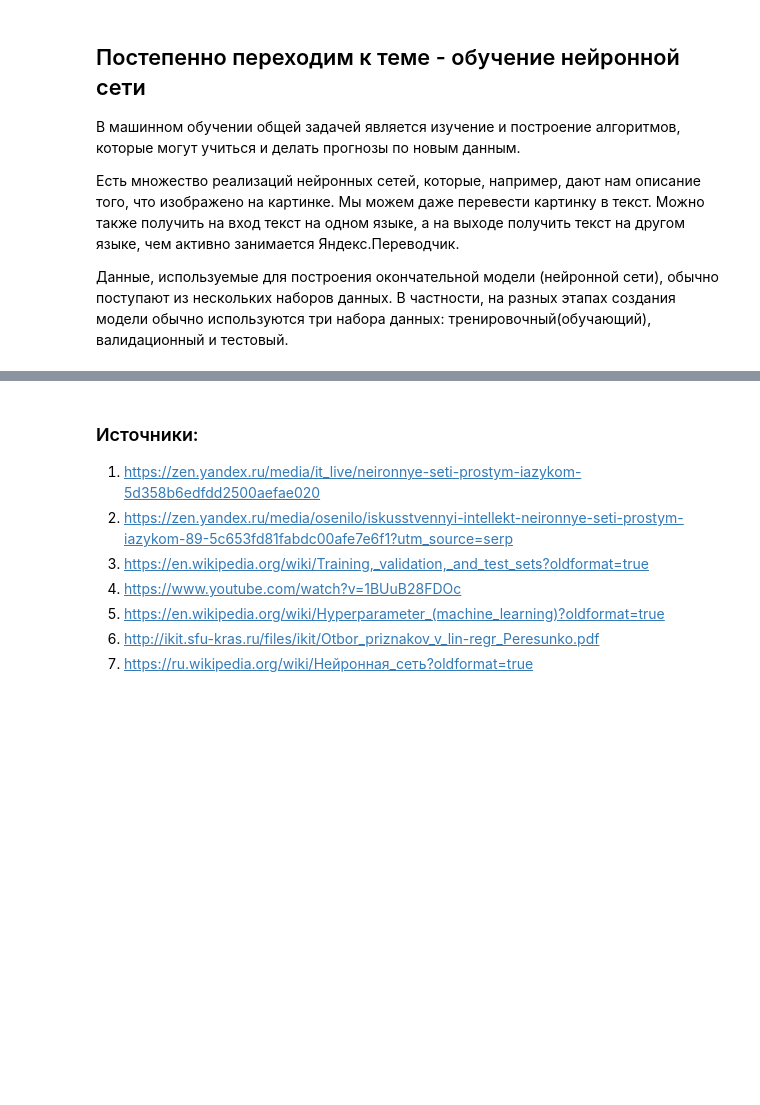
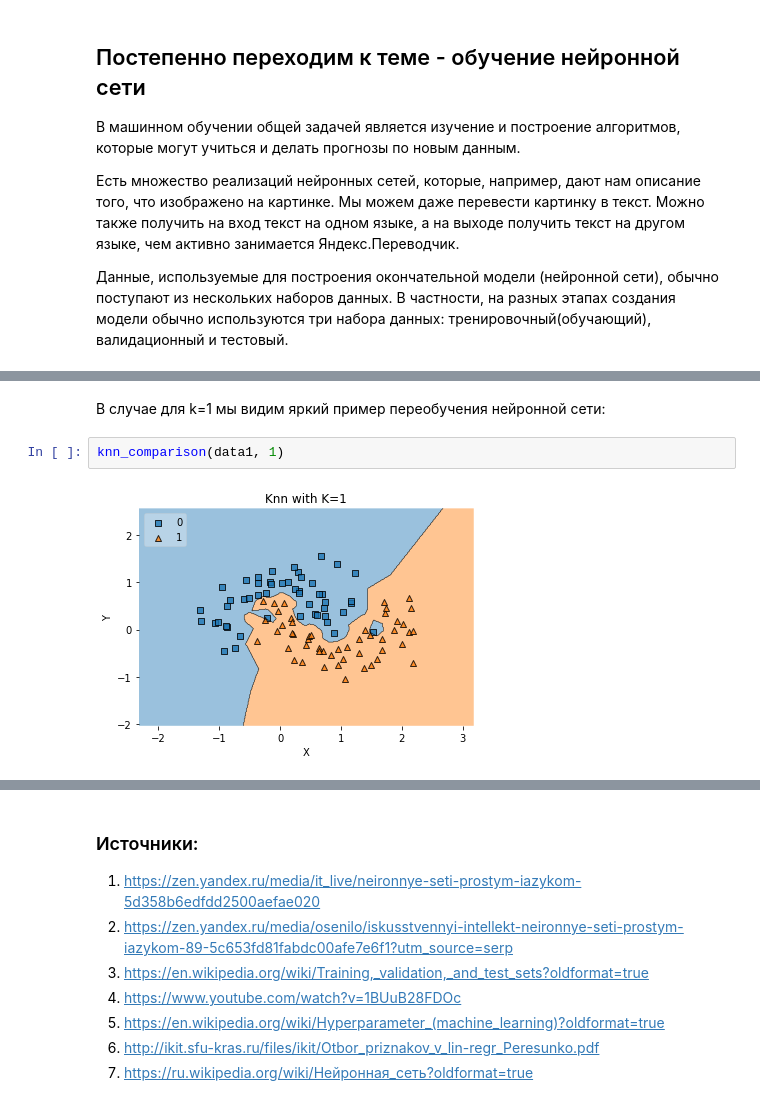
Before and after one commit to heyllog/dl, a Jupyter notebook: tutorial.ipynb, the cells around one changed output, grey strips where cells are left out. Cells and saved outputs as stored; diff of their text form; blank space fills up the shorter version.

```diff
--- a/tutorial.ipynb
+++ b/tutorial.ipynb
@@ -70,0 +118,6 @@
+# %% [markdown]
+В случае для k=1 мы видим яркий пример переобучения нейронной сети:
+# %%
+knn_comparison(data1, 1)
+# %% [output]
+[figure, added]
```
Also changed, not shown: parts of 13 cells of this notebook, 3 other files.
